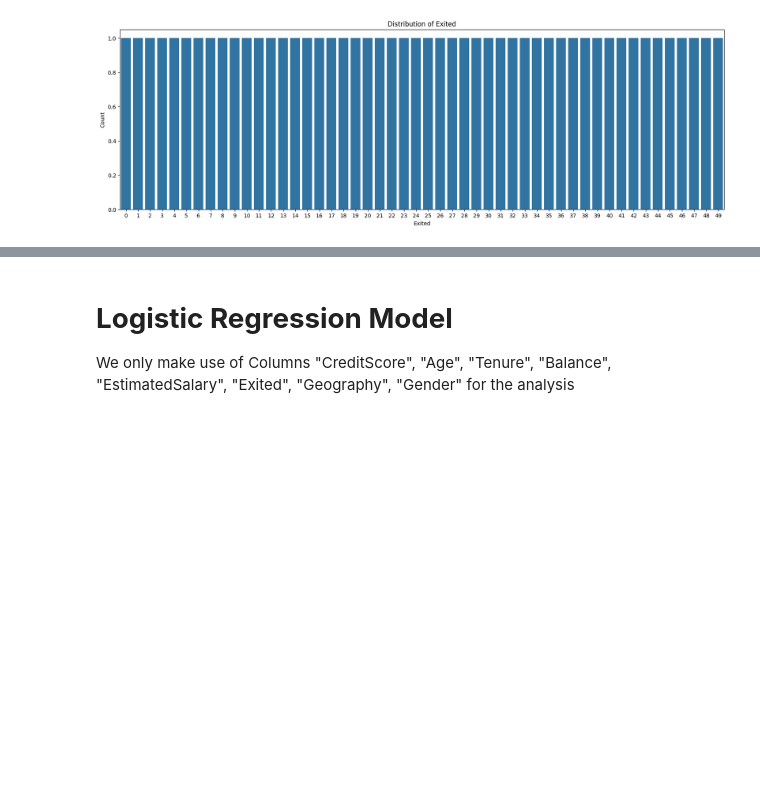
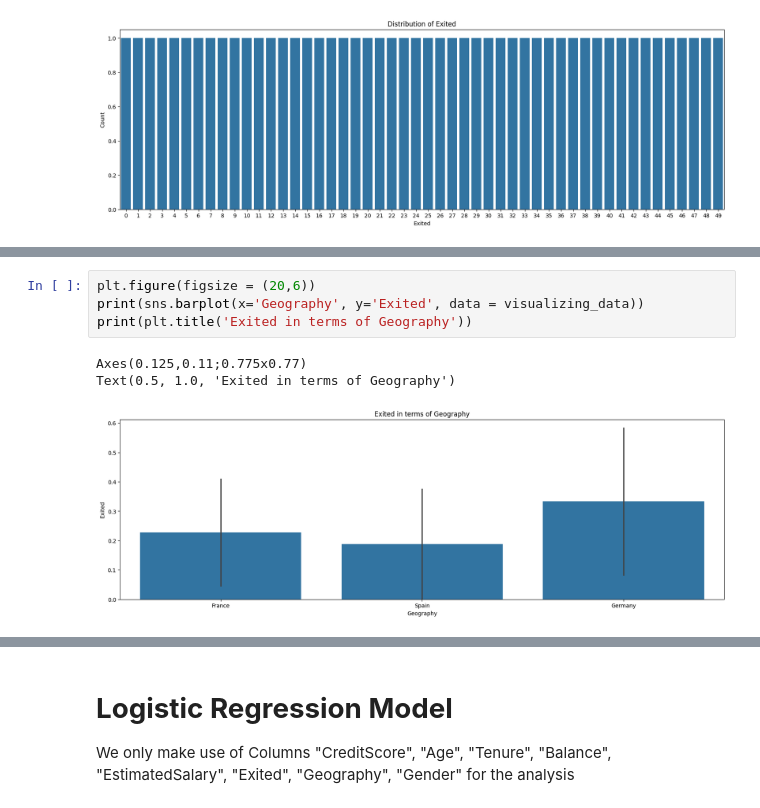
Before and after one commit to kairyvu/Banking_Customer_Churn_Prediction, a Jupyter notebook: banking_customer_churn_prediction.ipynb, the cells around one changed output, grey strips where cells are left out. Drawn from its saved outputs; the diff is of its cells as text; blank space fills up the shorter version.

```diff
--- a/banking_customer_churn_prediction.ipynb
+++ b/banking_customer_churn_prediction.ipynb
@@ -215,0 +245,8 @@ plt.show()
+# %%
+plt.figure(figsize = (20,6))
+print(sns.barplot(x='Geography', y='Exited', data = visualizing_data))
+print(plt.title('Exited in terms of Geography'))
+# %% [output]
+Axes(0.125,0.11;0.775x0.77)
+Text(0.5, 1.0, 'Exited in terms of Geography')
+[figure, added]
```
Also changed, not shown: parts of 20 cells of this notebook.
